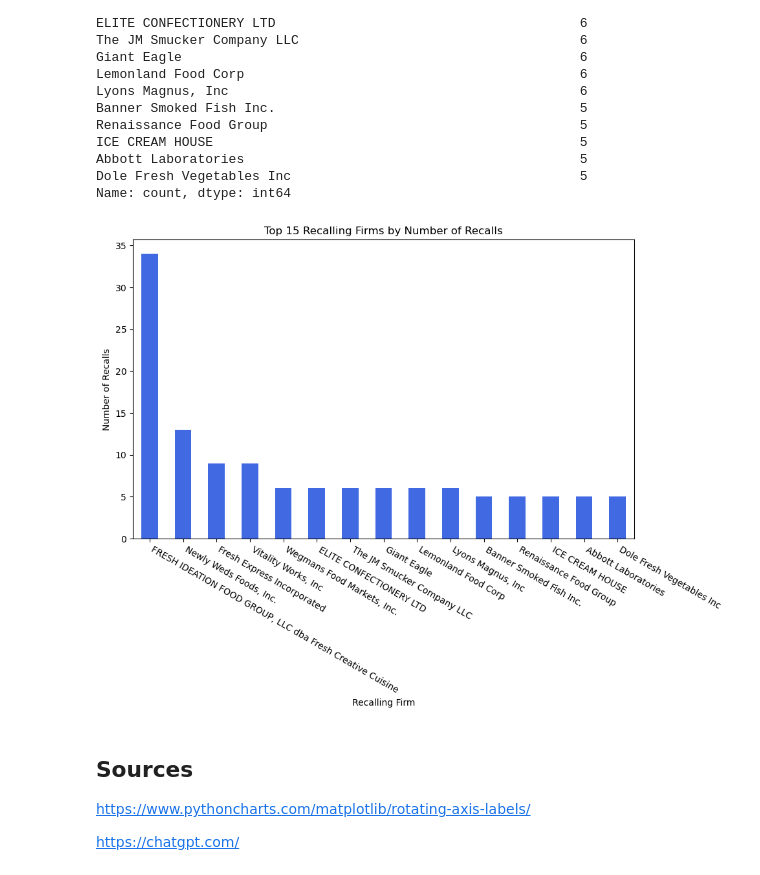
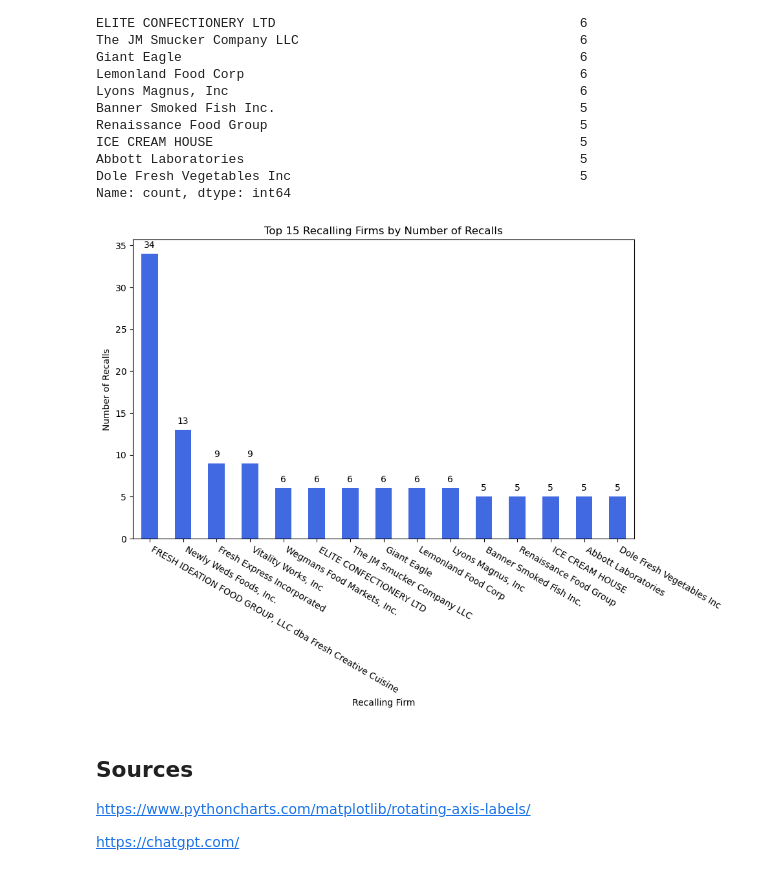
Before and after one commit to galvan0806/project_1_recalls, a Jupyter notebook: FDARecall_Natalia.ipynb, the cells around one changed output. Saved outputs shown, nothing was run; the diff lists cells and outputs as text; code cells hidden in the pictures.

```diff
--- a/FDARecall_Natalia.ipynb
+++ b/FDARecall_Natalia.ipynb
@@ -99,17 +99,35 @@ Dole Fresh Vegetables Inc                                     5
 Name: count, dtype: int64
 # %%
 # Plot the number of recalls by the top 15 recalling firms
-firm_count_df.plot(kind="bar",
+ax = firm_count_df.plot(kind="bar",
                    color = "royalblue",
                    figsize=(10, 6),
                    title="Top 15 Recalling Firms by Number of Recalls")
 plt.xlabel("Recalling Firm")
 plt.ylabel("Number of Recalls")
 plt.xticks(rotation=-30, ha="left")
+
+for container in ax.containers:
+    for bar in container:
+        height = bar.get_height()
+        # Determine the label position: top or bottom of the bar
+        if height > 0:
+            y_offset = height + 0.5  # Position label above the bar
+            va = 'bottom'  # Vertical alignment at the bottom
+        else:
+            y_offset = height - 0.5  # Position label below the bar
+            va = 'top'  # Vertical alignment at the top
+
+        # Add a text label, formatted to two decimal places
+        ax.text(bar.get_x() + bar.get_width() / 2, y_offset,
+                f'{height}',
+                ha='center', va=va)
+
+
 plt.savefig("output_data/Top 15 Recalling Firms by Number of Recalls.png")
 plt.show()
 # %% [output]
-[figure, old version]
+[figure, new version]
 # %%
 # Get the top 15 recalling firms
 top_firms = clean_df["Recalling Firm"].value_counts().head(15).index
```
Also changed, not shown: 1 other file.
